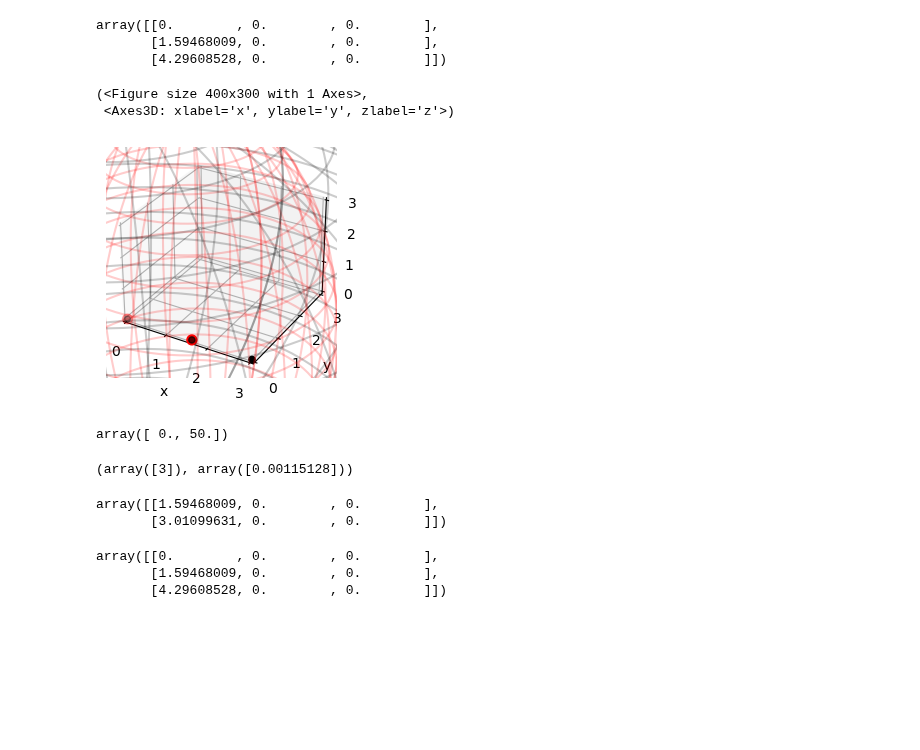
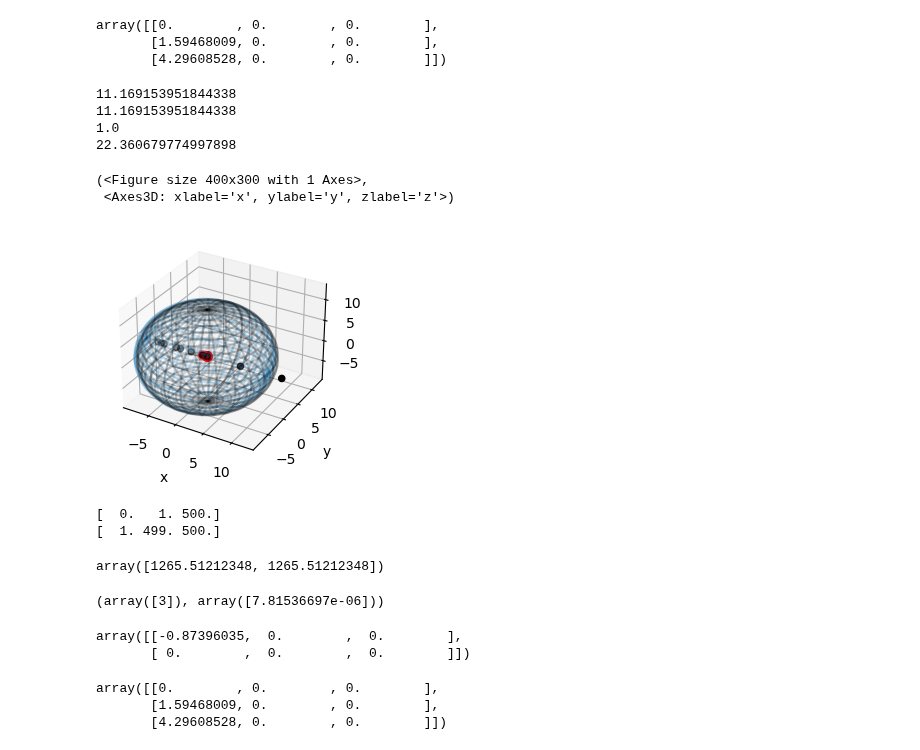
Before and after one commit to HugoLeRoy94/Aging_Condensate, a Jupyter notebook: Gillespie_backend/Test_backend.ipynb, the cells around one changed output. Cells and saved outputs as stored; diff of their text form; code cells hidden in the pictures; blank space fills up the shorter version.

```diff
--- a/Gillespie_backend/Test_backend.ipynb
+++ b/Gillespie_backend/Test_backend.ipynb
@@ -41,26 +43,36 @@ array([[0.        , 0.        , 0.        ],
        [1.59468009, 0.        , 0.        ],
        [4.29608528, 0.        , 0.        ]])
 # %%
-S.Plot3DGillespie()
+Gil.Plot3DGillespie()
 # %% [output]
-(<Figure size 400x300 with 1 Axes>,
- <Axes3D: xlabel='x', ylabel='y', zlabel='z'>)
+11.169153951844338
+11.169153951844338
+1.0
+22.360679774997898
+(<Figure size 400x300 with 1 Axes>,
+ <Axes3D: xlabel='x', ylabel='y', zlabel='z'>)
-[figure, old version]
+[figure, new version]
 # %%
-S.get_ell_coordinates()
+print(Gil.get_ell_coordinates())
+print(Gil.get_ell())
 # %% [output]
-array([ 0., 50.])
+[  0.   1. 500.]
+[  1. 499. 500.]
+# %%
+Gil.get_S_array()
+# %% [output]
+array([1265.51212348, 1265.51212348])
 # %%
 S.reset_crosslinkers()
 # %%
-S.evolve()
+Gil.evolve()
 # %% [output]
-(array([3]), array([0.00115128]))
+(array([3]), array([7.81536697e-06]))
 # %%
-S.get_R()
+Gil.get_R()
 # %% [output]
-array([[1.59468009, 0.        , 0.        ],
-       [3.01099631, 0.        , 0.        ]])
+array([[-0.87396035,  0.        ,  0.        ],
+       [ 0.        ,  0.        ,  0.        ]])
 # %%
 S.get_r()
 # %% [output]
```
Also changed, not shown: parts of 1 cell of this notebook, 1 other file.
